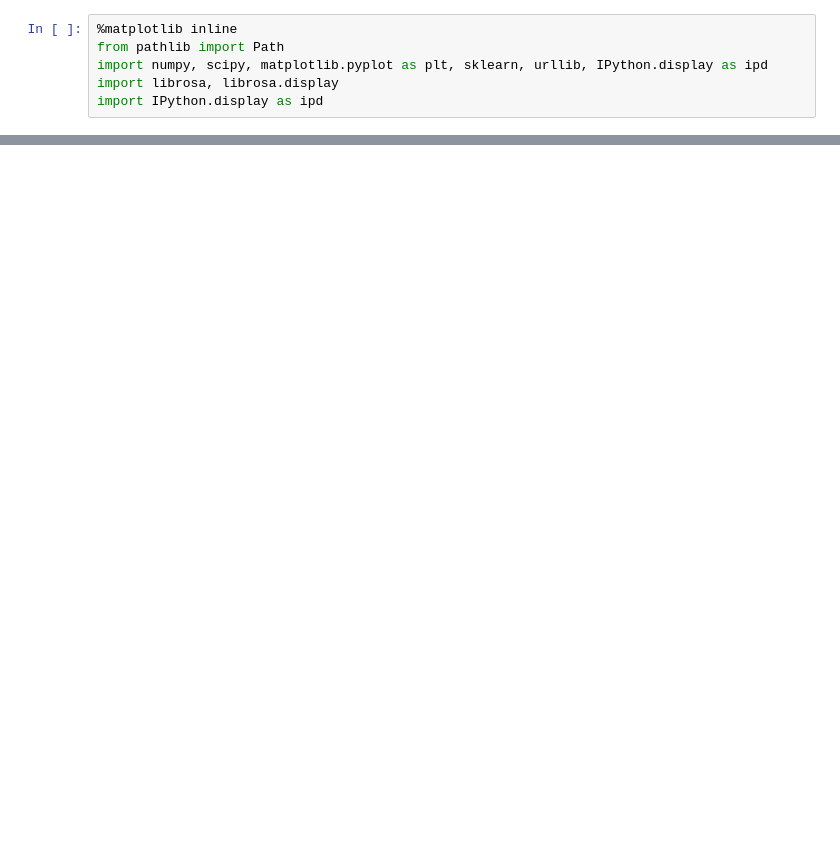
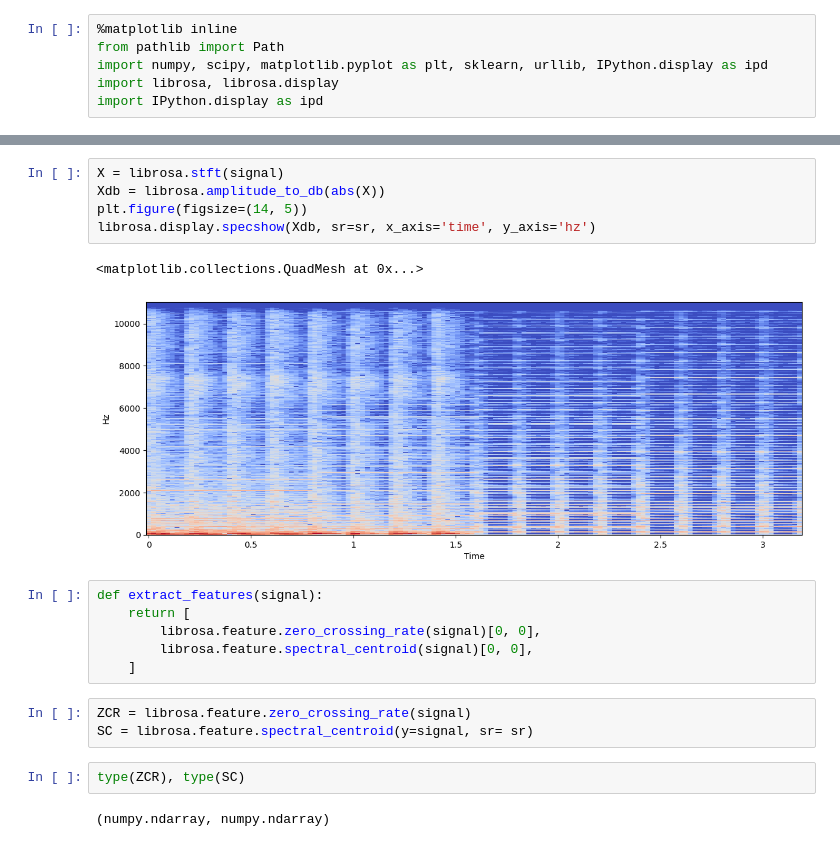
Before and after one commit to AmritSDutta/colab_ml, a Jupyter notebook: Audio_basic.ipynb, the cells around one changed output, grey strips where cells are left out. Saved outputs shown, nothing was run; the diff lists cells and outputs as text; blank space fills up the shorter version.

```diff
--- a/Audio_basic.ipynb
+++ b/Audio_basic.ipynb
@@ -27,0 +40,21 @@ ipd.Audio('sample-3s.wav') # load a local WAV file
+# %%
+X = librosa.stft(signal)
+Xdb = librosa.amplitude_to_db(abs(X))
+plt.figure(figsize=(14, 5))
+librosa.display.specshow(Xdb, sr=sr, x_axis='time', y_axis='hz')
+# %% [output]
+<matplotlib.collections.QuadMesh at 0x...>
+[figure, added]
+# %%
+def extract_features(signal):
+    return [
+        librosa.feature.zero_crossing_rate(signal)[0, 0],
+        librosa.feature.spectral_centroid(signal)[0, 0],
+    ]
+# %%
+ZCR = librosa.feature.zero_crossing_rate(signal)
+SC = librosa.feature.spectral_centroid(y=signal, sr= sr)
+# %%
+type(ZCR), type(SC)
+# %% [output]
+(numpy.ndarray, numpy.ndarray)
```
Also changed, not shown: parts of 6 cells of this notebook.
